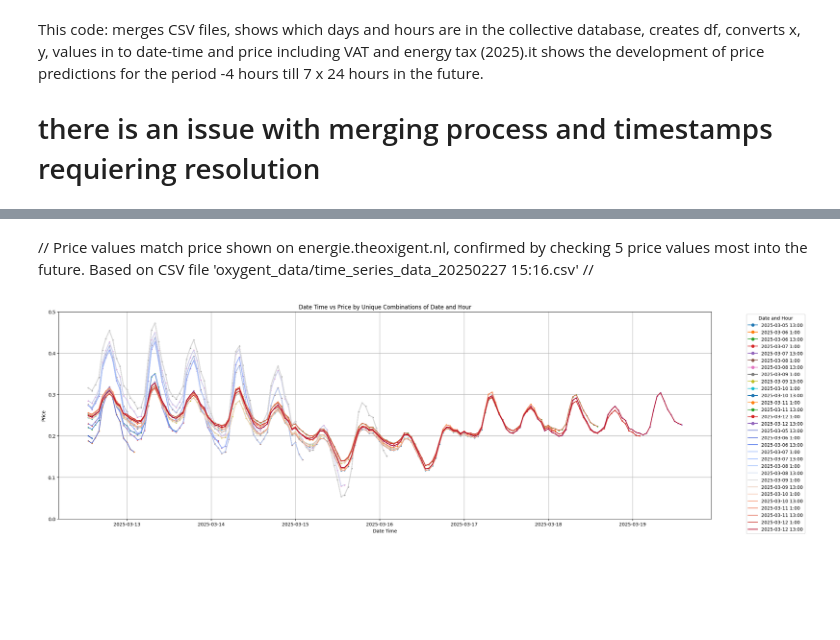
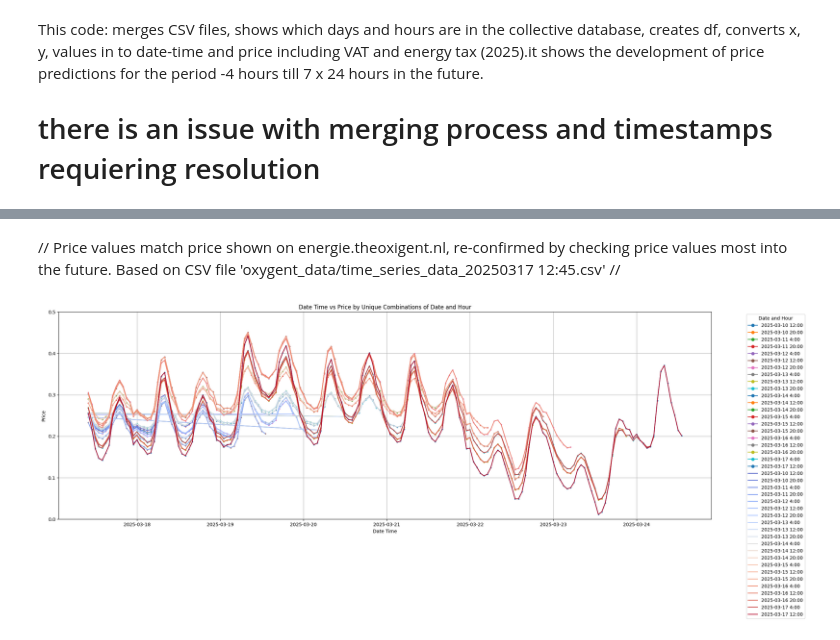
Before and after one commit to tvgerwe/ENEXIS, a Jupyter notebook: workspaces/twan/proces_prices.ipynb, the cells around one changed output, grey strips where cells are left out. Cells and saved outputs as stored; diff of their text form; code cells hidden in the pictures; blank space fills up the shorter version.

```diff
--- a/workspaces/twan/proces_prices.ipynb
+++ b/workspaces/twan/proces_prices.ipynb
@@ -15,23 +17,40 @@ Requirement already satisfied: six>=1.5 in /Users/Twan/.pyenv/versions/3.12.2/li
 # %%
+# combine all prediction files into a single database
 import os
 import pandas as pd
 import glob
+from pathlib import Path
+import logging
+
+# Set up logging
+logging.basicConfig(level=logging.INFO, format='%(asctime)s - %(levelname)s - %(message)s')
 
 # Define the folder containing the CSV files
-folder_path = "oxygent_data"
+folder_path = Path("oxygent_data")
 
 # Get all CSV files in the folder
-csv_files = glob.glob(os.path.join(folder_path, "*.csv")) + glob.glob(os.path.join(folder_path, "*.CSV"))
+csv_files = list(folder_path.glob("*.csv")) + list(folder_path.glob("*.CSV"))
 
 # Sort files based on timestamp in filename
-csv_files.sort(key=lambda x: x.split("_")[-1].replace(":", "").replace(".csv", "").replace(".CSV", ""))
+csv_files.sort(key=lambda x: x.stem.split("_")[-1].replace(":", ""))
 
 # Read and concatenate all CSV files
-df_list = [pd.read_csv(file) for file in csv_files]
-merged_df = pd.concat(df_list, ignore_index=True)
+df_list = []
+for file in csv_files:
+    try:
+        df = pd.read_csv(file)
+        df_list.append(df)
+        logging.info(f"Successfully read {file}")
+    except Exception as e:
+        logging.error(f"Error reading {file}: {e}")
 
-# Save the merged data
-merged_df.to_csv("merged_data_price_preds.csv", index=False)
+if df_list:
+    merged_df = pd.concat(df_list, ignore_index=True)
 
-print(f"Merged {len(csv_files)} files into 'merged_data_price_preds.csv'")
+    # Save the merged data
+    output_file = "merged_data_price_preds.csv"
+    merged_df.to_csv(output_file, index=False)
+    logging.info(f"Merged {len(csv_files)} files into '{output_file}'")
+else:
+    logging.warning("No files were read successfully.")
 # %% [output]
@@ -199,5 +286,5 @@ tail values
 # %% [markdown]
-// Price values match price shown on energie.theoxigent.nl, confirmed by checking 5 price values most into the future. Based on CSV file 'oxygent_data/time_series_data_20250227 15:16.csv' //
+// Price values match price shown on energie.theoxigent.nl, re-confirmed by checking price values most into the future. Based on CSV file 'oxygent_data/time_series_data_20250317 12:45.csv' //
 # %%
 #  how estimate evolve for a particular time period
 import matplotlib.pyplot as plt
@@ -211,35 +298,35 @@ end_time = datetime.datetime.now() + datetime.timedelta(days=7)
 # Filter the DataFrame based on the time range
 filtered_df = point_est_price_df[(point_est_price_df['date_time'] >= start_time) & (point_est_price_df['date_time'] <= end_time)]
 
-# Further filter the DataFrame to only include hour_timestamp values equal to 13 or 1
-filtered_df = filtered_df[(filtered_df['hour_timestamp'] == 13) | (filtered_df['hour_timestamp'] == 1)]
+# Further filter the DataFrame to only include hour_timestamp values equal to 12 or 4 or 20
+filtered_df = filtered_df[(filtered_df['hour_timestamp'] == 4) | (filtered_df['hour_timestamp'] == 12) | (filtered_df['hour_timestamp'] == 20)]
 
 # Plot the filtered data by each unique combination of date_timestamp and hour_timestamp
 unique_combinations = filtered_df.groupby(['date_timestamp', 'hour_timestamp'])
 
 plt.figure(figsize=(25, 8))  # Adjust the width to be 5 times wider
 
 for (date_timestamp, hour_timestamp), group in unique_combinations:
     plt.plot(group['date_time'], group['Price'], marker='o', label=f'{date_timestamp} {hour_timestamp}:00')
 
 import matplotlib.cm as cm
 # Generate a color map from red to blue
 colors = cm.get_cmap('coolwarm', len(unique_combinations))
 
 for i, ((date_timestamp, hour_timestamp), group) in enumerate(unique_combinations):
     plt.plot(group['date_time'], group['Price'], color=colors(i), label=f'{date_timestamp} {hour_timestamp}:00')
 
 plt.xlabel('Date Time')
 plt.ylabel('Price')
 plt.title('Date Time vs Price by Unique Combinations of Date and Hour')
 plt.ylim(0.0, 0.5)  # Set y-axis limits
 plt.legend(title='Date and Hour', bbox_to_anchor=(1.05, 1), loc='upper left')
 plt.grid(True)
 
 # Change the format to dots being 3x smaller
 for line in plt.gca().get_lines():
     line.set_markersize(line.get_markersize() / 3)
 
 plt.show()
 # %% [output]
-[figure, old version]
+[figure, new version]
```
Also changed, not shown: parts of 10 cells of this notebook, 6 other files.
